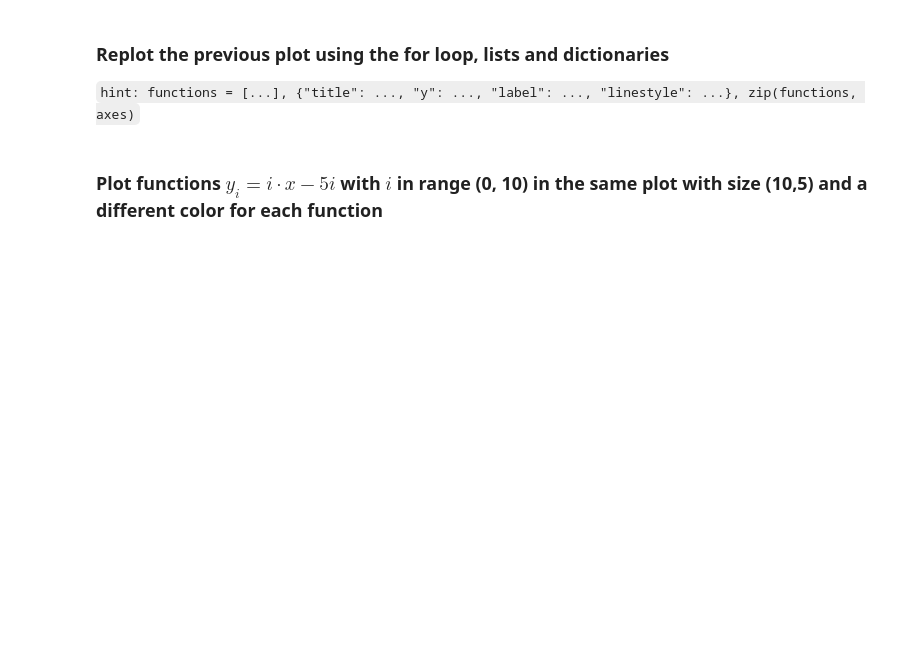
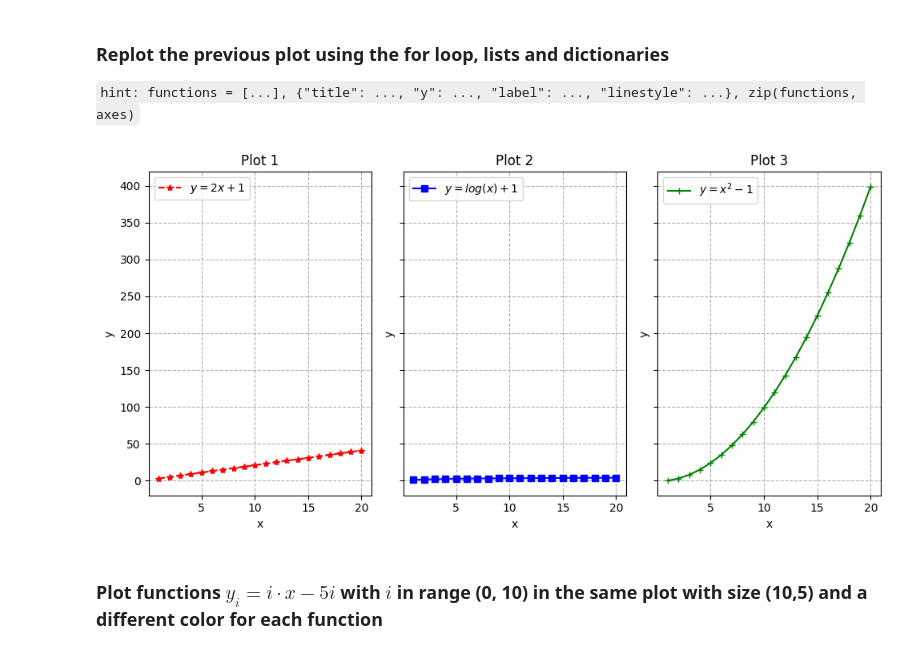
Before and after one commit to SimoRinaldi/Machine-Learning-Uni, a Jupyter notebook: 04-Matplotlib-Exercises.ipynb, the cells around one changed output. Cells and saved outputs as stored; diff of their text form; code cells hidden in the pictures; blank space fills up the shorter version.

```diff
--- a/04-Matplotlib-Exercises.ipynb
+++ b/04-Matplotlib-Exercises.ipynb
@@ -124,5 +154,42 @@ fig.tight_layout()
 # %% [markdown]
 ### Replot the previous plot using the for loop, lists and dictionaries
 `hint: functions = [...], {"title": ..., "y": ..., "label": ..., "linestyle": ...}, zip(functions, axes)`
+# %%
+fig, axes = plt.subplots(nrows=1, ncols=3, figsize=(10,5), sharey=True)
+
+plot1 = {
+    'title': 'Plot 1',
+    'y': 2*x+1,
+    'label': '$y=2x+1$',
+    'linestyle': 'r*--'
+}
+
+plot2 = {
+    'title': 'Plot 2',
+    'y': np.log(x)+1,
+    'label': '$y=log(x)+1$',
+    'linestyle': 'bs-'
+}
+
+plot3 = {
+    'title': 'Plot 3',
+    'y': x**2-1,
+    'label': '$y=x^2-1$',
+    'linestyle': 'g+-'
+}
+
+functions = [plot1, plot2, plot3]
+
+for (func, ax) in zip(functions, axes):
+  ax.plot(x, func['y'], func['linestyle'], label=func['label'])
+  ax.set_title(func['title'])
+  ax.set_xlabel('x')
+  ax.set_ylabel('y')
+  ax.grid(True, linestyle='--')
+  ax.legend(loc=2)
+
+fig.tight_layout()
+# %% [output]
+[figure, added]
 # %% [markdown]
 ### Plot functions $ y_i = i\cdot x - 5i$ with $i$ in range (0, 10) in the same plot with size (10,5) and a different color for each function
```
Also changed, not shown: parts of 11 cells of this notebook.
